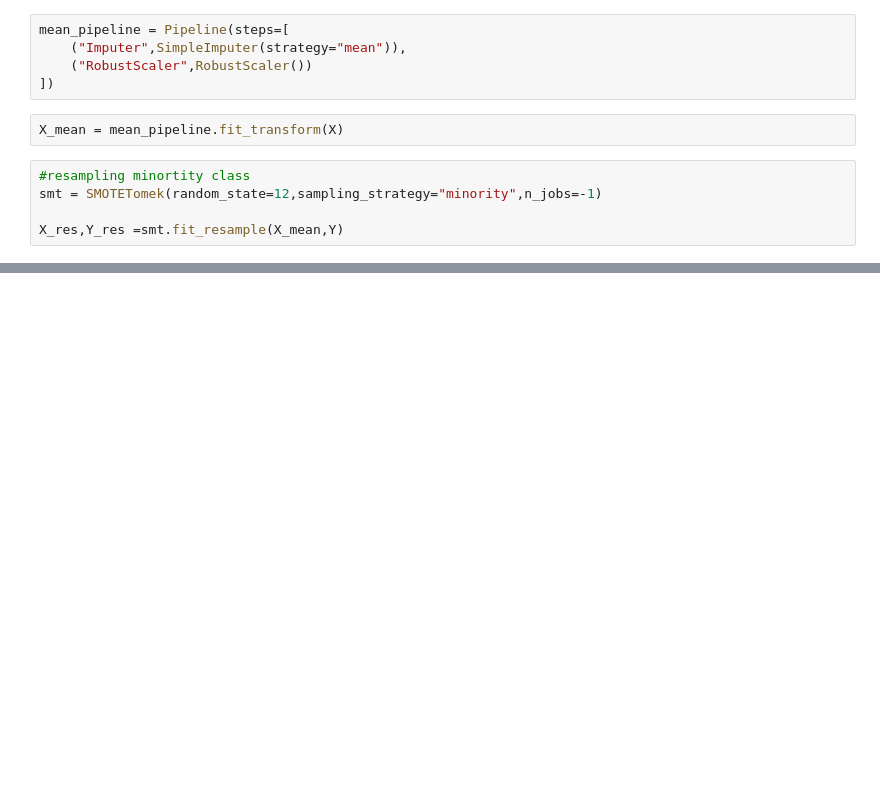
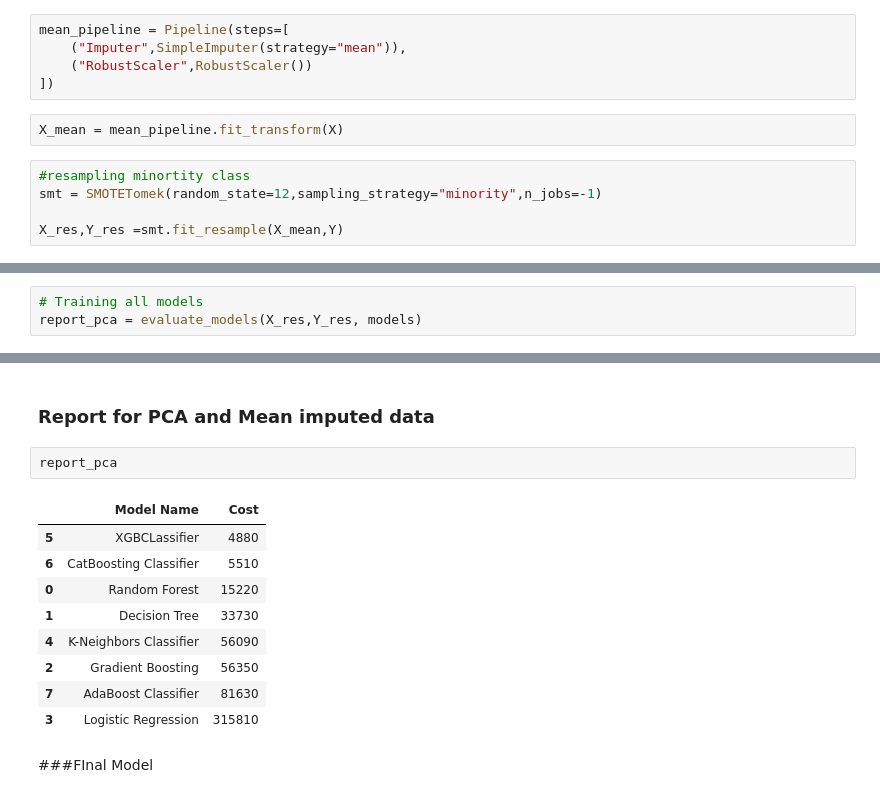
Before and after one commit to prabhakarsharma-pythonaire/live-sensor-fault-detection, a Jupyter notebook: experiments/experiment.ipynb, the cells around one changed output, grey strips where cells are left out. Saved outputs shown, nothing was run; the diff lists cells and outputs as text; blank space fills up the shorter version.

```diff
--- a/experiments/experiment.ipynb
+++ b/experiments/experiment.ipynb
@@ -544,0 +648,3 @@ report_mean
+# %%
+# Training all models
+report_pca = evaluate_models(X_res,Y_res, models)
@@ -544,0 +669,16 @@ report_mean
+# %% [markdown]
+### Report for PCA and Mean imputed data
+# %%
+report_pca
+# %% [output]
+|  | Model Name | Cost |
+| 5 | XGBCLassifier | 4880 |
+| 6 | CatBoosting Classifier | 5510 |
+| 0 | Random Forest | 15220 |
+| 1 | Decision Tree | 33730 |
+| 4 | K-Neighbors Classifier | 56090 |
+| 2 | Gradient Boosting | 56350 |
+| 7 | AdaBoost Classifier | 81630 |
+| 3 | Logistic Regression | 315810 |
+# %% [markdown]
+###FInal Model
```
Also changed, not shown: parts of 28 cells of this notebook, 33 other files.
